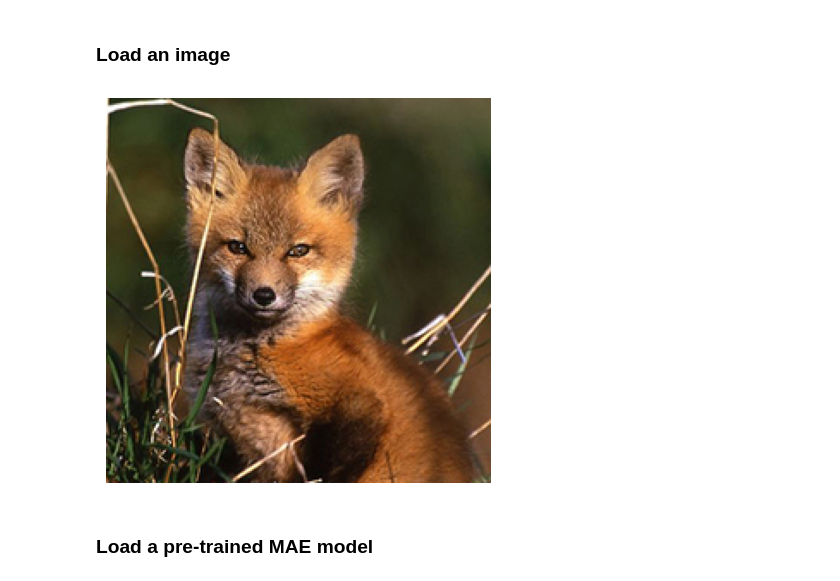
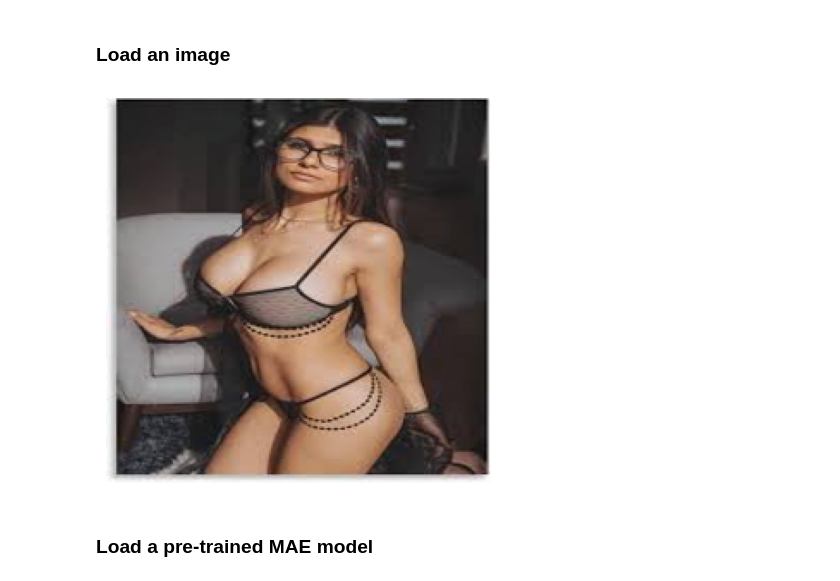
Before and after one commit to ishaanvadi/Pixel-Play-25-Challenge-Ishaan, a Jupyter notebook: demo/mae_visualize.ipynb, the cells around one changed output. Saved outputs shown, nothing was run; the diff lists cells and outputs as text; code cells hidden in the pictures.

```diff
--- a/demo/mae_visualize.ipynb
+++ b/demo/mae_visualize.ipynb
@@ -114,21 +114,22 @@ def run_one_image(img, model):
 ### Load an image
 # %%
 # load an image
-img_url = 'https://user-images.githubusercontent.com/11435359/147738734-196fd92f-9260-48d5-ba7e-bf103d29364d.jpg' # fox, from ILSVRC2012_val_00046145
+img_url = 'https://i.postimg.cc/CxTXg08H/images-1.jpg'
+# fox, from ILSVRC2012_val_00046145
 # img_url = 'https://user-images.githubusercontent.com/11435359/147743081-0428eecf-89e5-4e07-8da5-a30fd73cc0ba.jpg' # cucumber, from ILSVRC2012_val_00047851
 img = Image.open(requests.get(img_url, stream=True).raw)
 img = img.resize((224, 224))
 img = np.array(img) / 255.
 
 assert img.shape == (224, 224, 3)
 
 # normalize by ImageNet mean and std
 img = img - imagenet_mean
 img = img / imagenet_std
 
 plt.rcParams['figure.figsize'] = [5, 5]
 show_image(torch.tensor(img))
 # %% [output]
-[figure, old version]
+[figure, new version]
 # %% [markdown]
 ### Load a pre-trained MAE model
```
Also changed, not shown: parts of 9 cells of this notebook.
